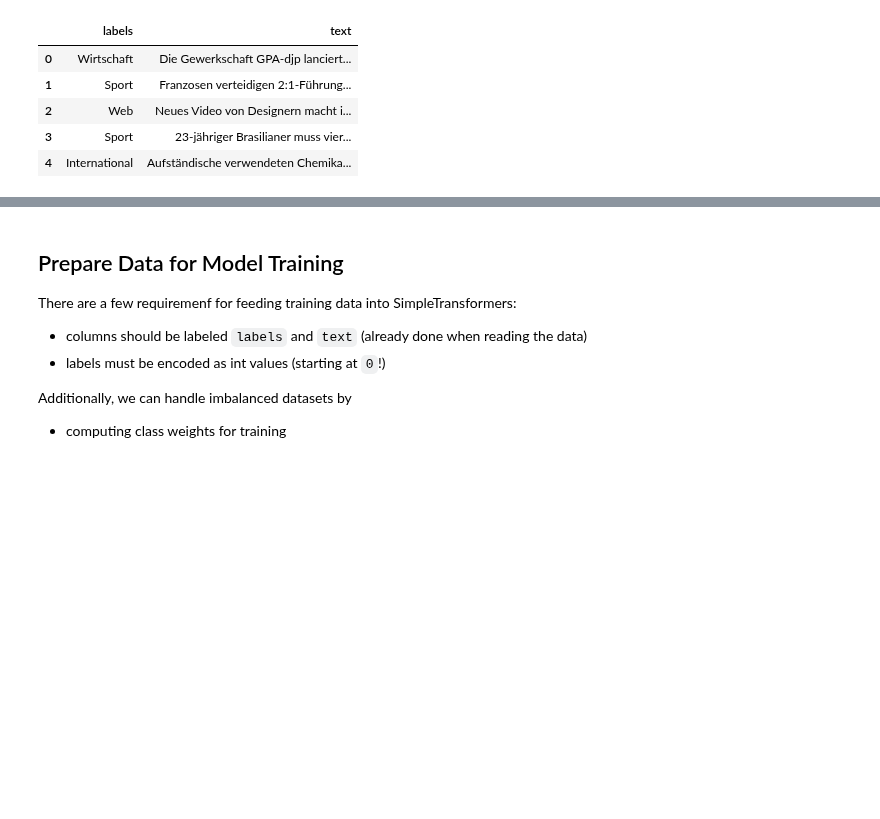
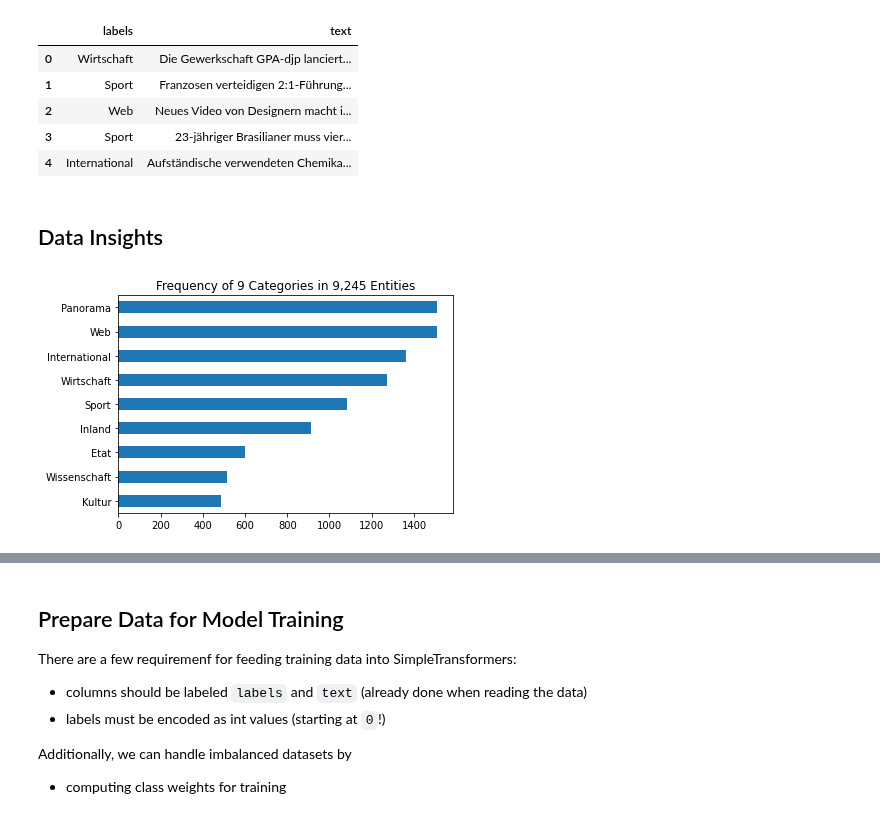
Before and after one commit to goerlitz/nlp-classification, a Jupyter notebook: notebooks/10kGNAD/colab/21_10kGNAD_simpletransformers_default.ipynb, the cells around one changed output, grey strips where cells are left out. Cells and saved outputs as stored; diff of their text form; code cells hidden in the pictures; blank space fills up the shorter version.

```diff
--- a/notebooks/10kGNAD/colab/21_10kGNAD_simpletransformers_default.ipynb
+++ b/notebooks/10kGNAD/colab/21_10kGNAD_simpletransformers_default.ipynb
@@ -150,3 +148,15 @@ display(test_df.head())
 | 2 | Web | Neues Video von Designern macht i... |
 | 3 | Sport | 23-jähriger Brasilianer muss vier... |
 | 4 | International | Aufständische verwendeten Chemika... |
+# %% [markdown]
+## Data Insights
+# %%
+import matplotlib.pyplot as plt
+
+def plot_categories(s: pd.Series):
+    cat = s.value_counts(ascending=True)
+    cat.plot.barh(title=f"Frequency of {len(cat)} Categories in {len(s):,} Entities")
+
+plot_categories(train_df.labels)
+# %% [output]
+[figure, added]
```
Also changed, not shown: parts of 23 cells of this notebook.
